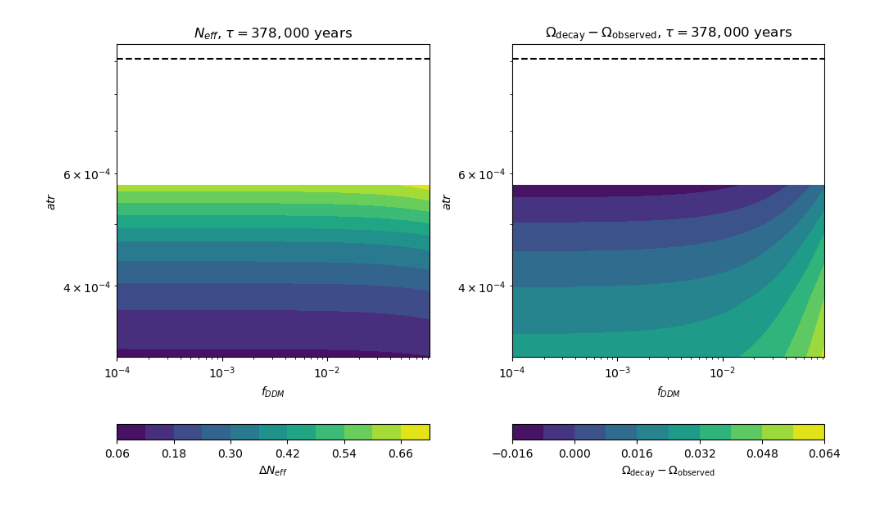
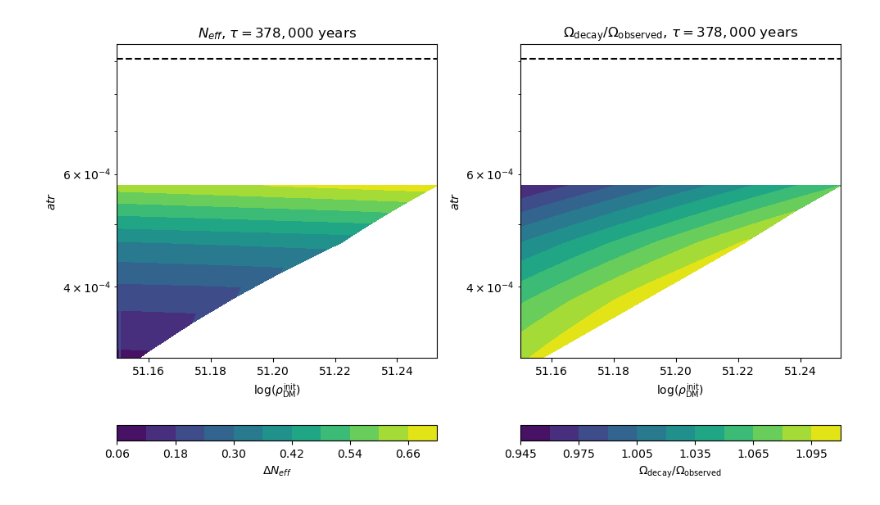
Before and after one commit to KoniOKoni/COFI, a Jupyter notebook: Untitled.ipynb, the cells around one changed output. Saved outputs shown, nothing was run; the diff lists cells and outputs as text; code cells hidden in the pictures.

```diff
--- a/Untitled.ipynb
+++ b/Untitled.ipynb
@@ -1,15 +1,16 @@
 # %%
 import numpy as np
 import matplotlib.pyplot as plt
+OmegaCDM = 0.3
 # %%
 data_atr = np.loadtxt('rhoDMatr.dat')
 data_tau = np.loadtxt('rhoDMtau.dat')
 # %%
-fatr = data_atr[:,0]
+fatr = np.log(data_atr[:,0])
 tauatr = data_atr[:,1]
 Neffatr = data_atr[:,2]
 Omegadiffatr = data_atr[:, 3]
-ftau = data_tau[:,0]
+ftau = np.log(data_tau[:,0])
 atrtau = data_tau[:,1]
 Nefftau = data_tau[:, 2]
 Omegadifftau = data_tau[:, 3]
@@ -41,25 +42,25 @@ fig1.tight_layout()
 # %%
 fig2, (Natr, diffatr) = plt.subplots(1,2, figsize = (10,6))
 Natr.tricontourf(fatr, tauatr, Neffatr, levels = 10)
-Natr.set_xscale('log')
+#Natr.set_xscale('log')
 Natr.set_yscale('log')
-Natr.set_xlabel(r'$f_{DDM}$')
+Natr.set_xlabel(r'$\log(\rho_{\mathrm{DM}}^{\mathrm{init}})$')
 Natr.set_ylabel(r'$atr$')
 Natr.set_title(r'$N_{eff}$, $\tau = 378,000$ years')
 Natr.axhline(1/(1101), color='k', linestyle='--')
 fig2.colorbar(Natr.tricontourf(fatr, tauatr, Neffatr, levels = 10), ax=Natr,
                      orientation='horizontal').set_label(r'$\Delta N_{eff}$')
 
-diffatr.tricontourf(fatr, tauatr, Omegadiffatr, levels = 10)
-diffatr.set_xscale('log')
+diffatr.tricontourf(fatr, tauatr, Omegadiffatr/OmegaCDM, levels = 10)
+#diffatr.set_xscale('log')
 diffatr.set_yscale('log')
-diffatr.set_xlabel(r'$f_{DDM}$')
+diffatr.set_xlabel(r'$\log(\rho_{\mathrm{DM}}^{\mathrm{init}})$')
 diffatr.set_ylabel(r'$atr$')
-diffatr.set_title(r'$\Omega_{\mathrm{decay}} - \Omega_{\mathrm{observed}}$, $\tau = 378,000$ years')
+diffatr.set_title(r'$\Omega_{\mathrm{decay}} / \Omega_{\mathrm{observed}}$, $\tau = 378,000$ years')
 diffatr.axhline(1/(1101), color='k', linestyle='--')
-fig2.colorbar(diffatr.tricontourf(fatr, tauatr, Omegadiffatr, levels = 10), ax=diffatr,
-                     orientation='horizontal').set_label(r'$\Omega_{\mathrm{decay}} - \Omega_{\mathrm{observed}}$')
+fig2.colorbar(diffatr.tricontourf(fatr, tauatr, Omegadiffatr/OmegaCDM, levels = 10), ax=diffatr,
+                     orientation='horizontal').set_label(r'$\Omega_{\mathrm{decay}} / \Omega_{\mathrm{observed}}$')
 
 fig2.tight_layout()
 # %% [output]
-[figure, old version]
+[figure, new version]
```
Also changed, not shown: parts of 2 cells of this notebook, 1 other file.
